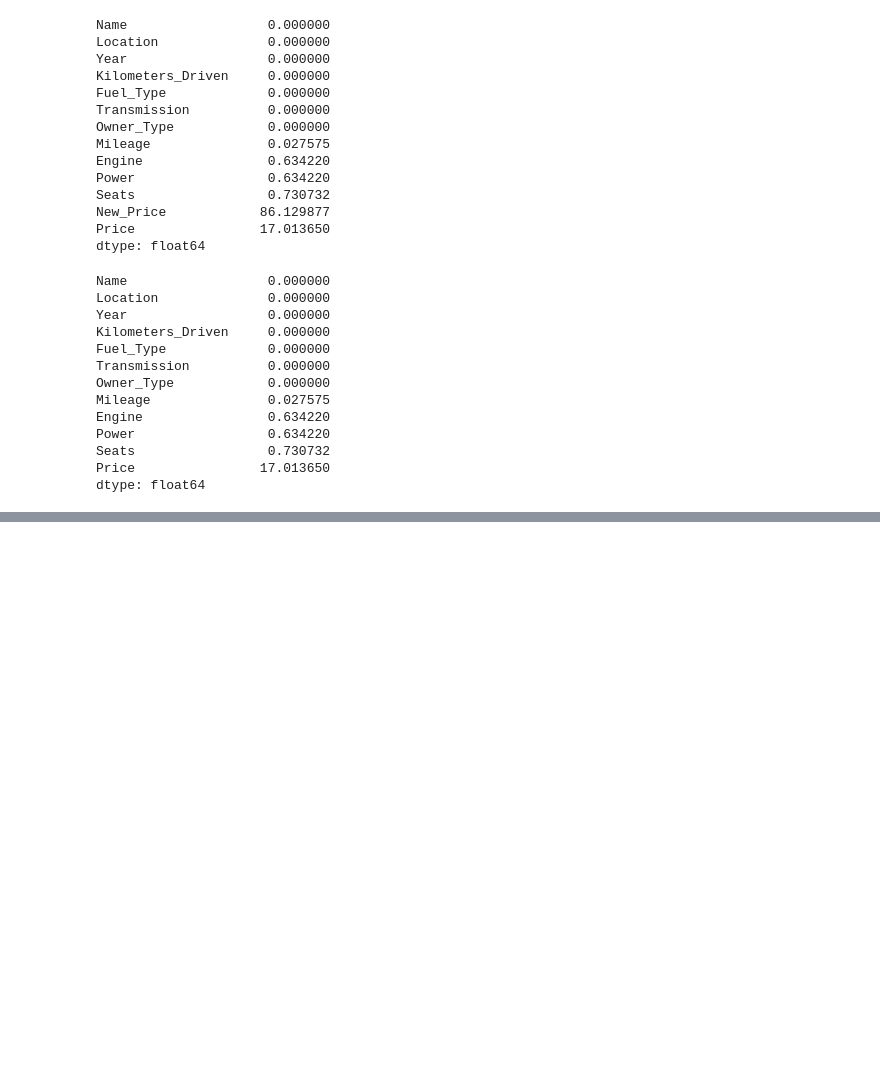
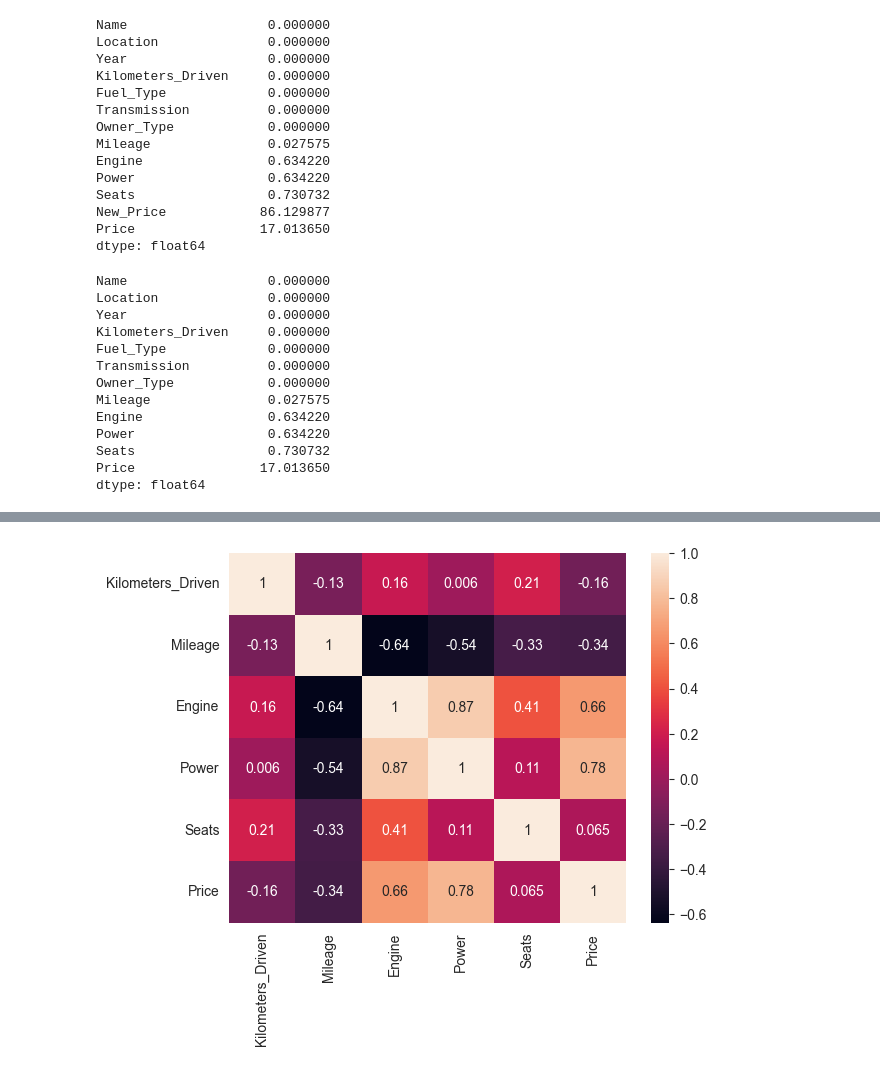
Before and after one commit to mayankagrawal16/training2022, a Jupyter notebook: day25/day25_used_car_price.ipynb, the cells around one changed output, grey strips where cells are left out. Drawn from its saved outputs; the diff is of its cells as text; code cells hidden in the pictures; blank space fills up the shorter version.

```diff
--- a/day25/day25_used_car_price.ipynb
+++ b/day25/day25_used_car_price.ipynb
@@ -237,0 +521,5 @@ Name: Name, dtype: int64
+# %%
+sns.heatmap(cars[num_cols + [target_col]].corr(),annot=True)
+plt.show()
+# %% [output]
+[figure, added]
```
Also changed, not shown: parts of 33 cells of this notebook, 6 other files.
